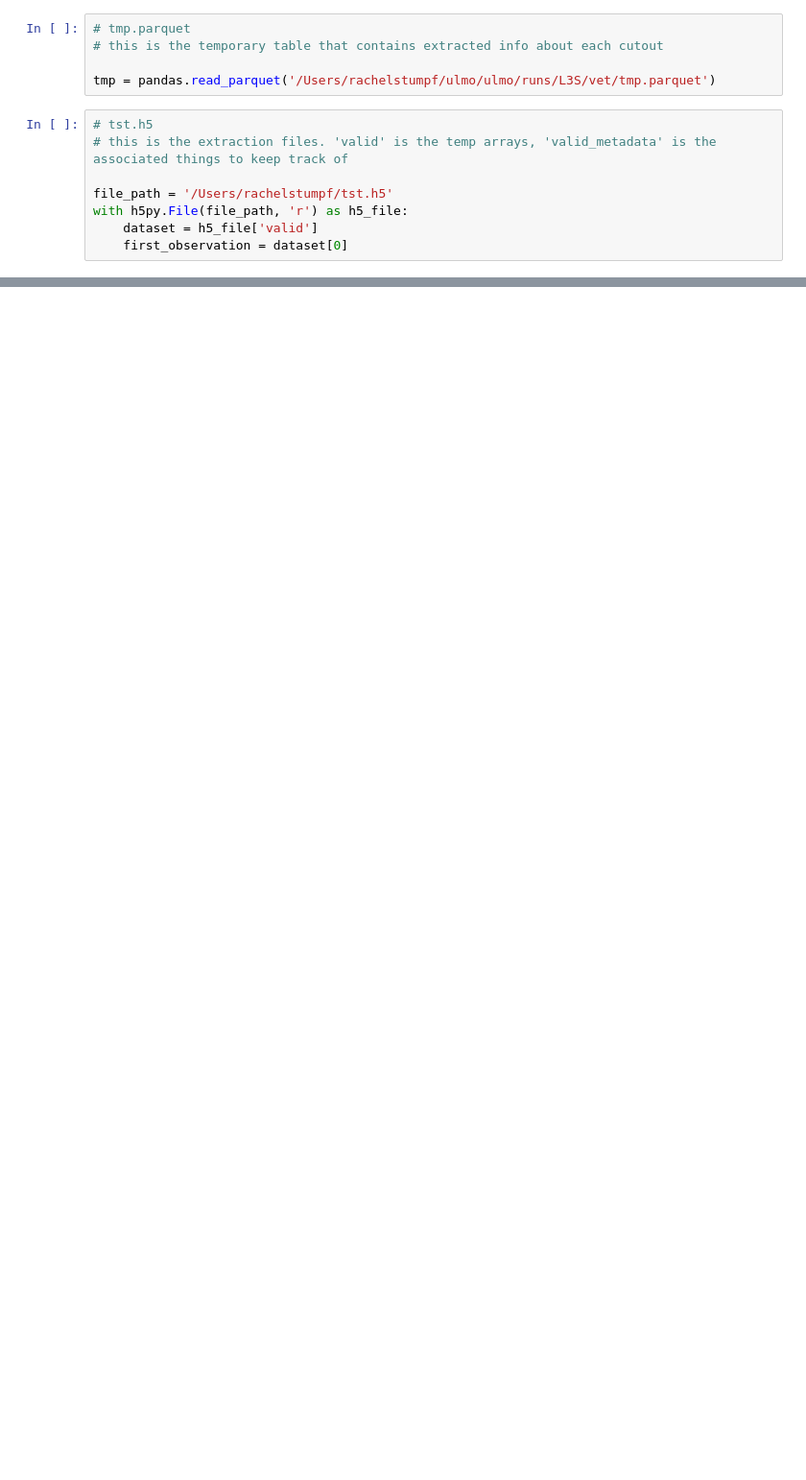
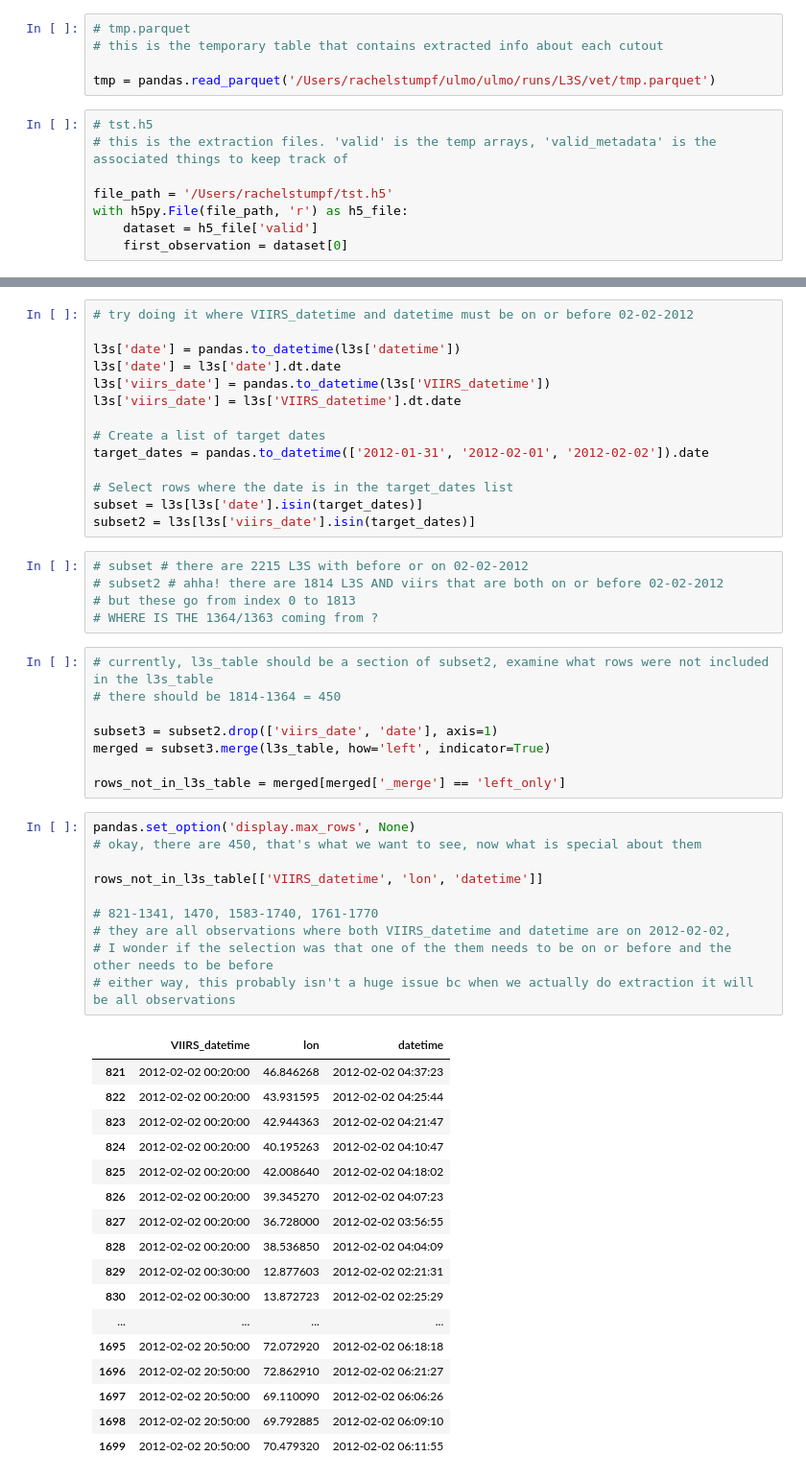
Before and after one commit to AI-for-Ocean-Science/ulmo, a Jupyter notebook: ulmo/sst_l3s/examining_extraction_tbls.ipynb, the cells around one changed output, grey strips where cells are left out. Shown at 96% size. Saved outputs shown, nothing was run; the diff lists cells and outputs as text; blank space fills up the shorter version.

```diff
--- a/ulmo/sst_l3s/examining_extraction_tbls.ipynb
+++ b/ulmo/sst_l3s/examining_extraction_tbls.ipynb
@@ -79,0 +122,55 @@ l3s_table
+# %%
+# try doing it where VIIRS_datetime and datetime must be on or before 02-02-2012
+
+l3s['date'] = pandas.to_datetime(l3s['datetime'])
+l3s['date'] = l3s['date'].dt.date
+l3s['viirs_date'] = pandas.to_datetime(l3s['VIIRS_datetime'])
+l3s['viirs_date'] = l3s['VIIRS_datetime'].dt.date
+
+# Create a list of target dates
+target_dates = pandas.to_datetime(['2012-01-31', '2012-02-01', '2012-02-02']).date
+
+# Select rows where the date is in the target_dates list
+subset = l3s[l3s['date'].isin(target_dates)]
+subset2 = l3s[l3s['viirs_date'].isin(target_dates)]
+# %%
+# subset # there are 2215 L3S with before or on 02-02-2012
+# subset2 # ahha! there are 1814 L3S AND viirs that are both on or before 02-02-2012
+# but these go from index 0 to 1813
+# WHERE IS THE 1364/1363 coming from ?
+# %%
+# currently, l3s_table should be a section of subset2, examine what rows were not included in the l3s_table
+# there should be 1814-1364 = 450
+
+subset3 = subset2.drop(['viirs_date', 'date'], axis=1)
+merged = subset3.merge(l3s_table, how='left', indicator=True)
+
+rows_not_in_l3s_table = merged[merged['_merge'] == 'left_only']
+# %%
+pandas.set_option('display.max_rows', None)
+# okay, there are 450, that's what we want to see, now what is special about them
+
+rows_not_in_l3s_table[['VIIRS_datetime', 'lon', 'datetime']]
+
+# 821-1341, 1470, 1583-1740, 1761-1770
+# they are all observations where both VIIRS_datetime and datetime are on 2012-02-02,
+# I wonder if the selection was that one of the them needs to be on or before and the other needs to be before
+# either way, this probably isn't a huge issue bc when we actually do extraction it will be all observations
+# %% [output]
+|  | VIIRS_datetime | lon | datetime |
+| 821 | 2012-02-02 00:20:00 | 46.846268 | 2012-02-02 04:37:23 |
+| 822 | 2012-02-02 00:20:00 | 43.931595 | 2012-02-02 04:25:44 |
+| 823 | 2012-02-02 00:20:00 | 42.944363 | 2012-02-02 04:21:47 |
+| 824 | 2012-02-02 00:20:00 | 40.195263 | 2012-02-02 04:10:47 |
+| 825 | 2012-02-02 00:20:00 | 42.008640 | 2012-02-02 04:18:02 |
+| 826 | 2012-02-02 00:20:00 | 39.345270 | 2012-02-02 04:07:23 |
+| 827 | 2012-02-02 00:20:00 | 36.728000 | 2012-02-02 03:56:55 |
+| 828 | 2012-02-02 00:20:00 | 38.536850 | 2012-02-02 04:04:09 |
+| 829 | 2012-02-02 00:30:00 | 12.877603 | 2012-02-02 02:21:31 |
+| 830 | 2012-02-02 00:30:00 | 13.872723 | 2012-02-02 02:25:29 |
+| ... | ... | ... | ... |
+| 1695 | 2012-02-02 20:50:00 | 72.072920 | 2012-02-02 06:18:18 |
+| 1696 | 2012-02-02 20:50:00 | 72.862910 | 2012-02-02 06:21:27 |
+| 1697 | 2012-02-02 20:50:00 | 69.110090 | 2012-02-02 06:06:26 |
+| 1698 | 2012-02-02 20:50:00 | 69.792885 | 2012-02-02 06:09:10 |
+| 1699 | 2012-02-02 20:50:00 | 70.479320 | 2012-02-02 06:11:55 |
```
Also changed, not shown: parts of 30 cells of this notebook.
